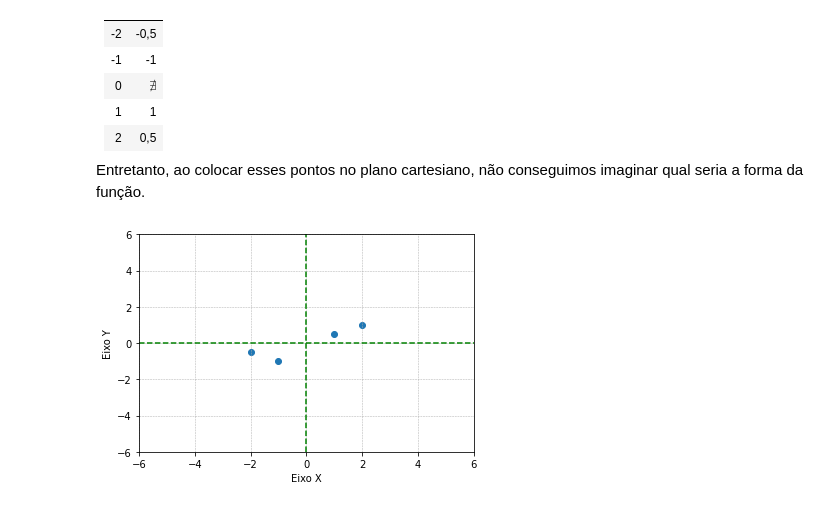
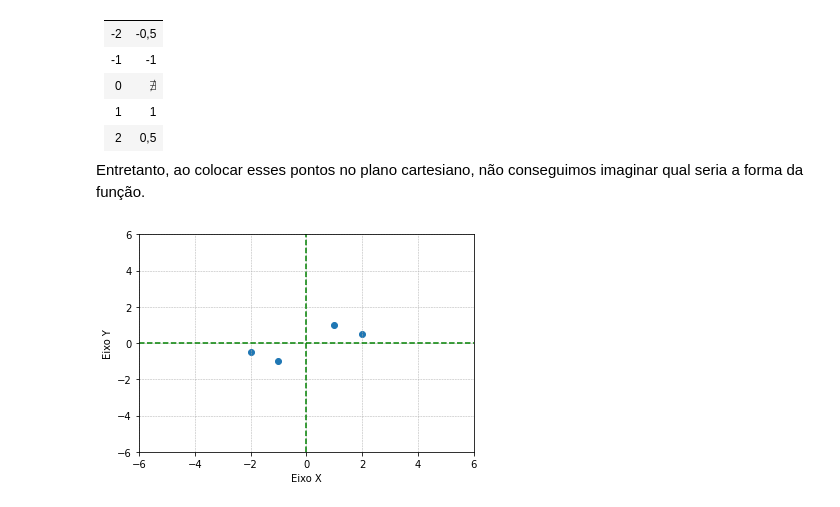
Before and after one commit to BorjaRuizReverter/LivroFisicaGeral, a Jupyter notebook: Tema2.ipynb, the cells around one changed output. Drawn from its saved outputs; the diff is of its cells as text; code cells hidden in the pictures.

```diff
--- a/Tema2.ipynb
+++ b/Tema2.ipynb
@@ -663,39 +663,39 @@ Entretanto, ao colocar esses pontos no plano cartesiano, não conseguimos imagin
 import matplotlib.pyplot as plt
 
 # x axis values
-x = [-2,-1,1,2]
+x = [-2, -1, 1, 2]
 # corresponding y axis values
-y = [-0.5,-1,0.5,1]
+y = [-0.5, -1, 1, 0.5]
 
 # plotting the points
 plt.scatter(x, y, marker='o')
 
 # naming the x axis
 plt.xlabel('Eixo X')
 # naming the y axis
 plt.ylabel('Eixo Y')
 
 # giving a title to my graph
 plt.title('')
 
 plt.grid(linestyle = '--', linewidth = 0.5)
 
 #axis limits
 plt.xlim(-6, 6)
 plt.ylim(-6, 6)
 
 xorigem_ver = [0, 0, 0, 0, 0, 0, 0, 0, 0, 0, 0, 0]
 yorigem_ver = [-6, -4, -3, -2, -1, 0, 1, 2, 3, 4, 5, 6]
 plt.plot(xorigem_ver, yorigem_ver, marker='', color='green', linestyle="--")
 
 xorigem_hor = [-6, -4, -3, -2, -1, 0, 1, 2, 3, 4, 5, 6]
 yorigem_hor = [0, 0, 0, 0, 0, 0, 0, 0, 0, 0, 0, 0]
 plt.plot(xorigem_hor, yorigem_hor, marker='', color='green', linestyle="--")
 
 # function to show the plot
 plt.show()
 # %% [output]
-[figure, old version]
+[figure, new version]
 # %% [markdown]
 Como vemos uma tabela de valores pode se tornar insuficiente para representar uma função. Uma saída é continuar levantando mais pontos. Entretanto, essa tarefa pode ser tornar demorada. Por isso, pode ser conveniente usar outra ferramenta mais rápida como precisamente o estudo dos limites da função quando a variável $x$ tende a determinados pontos. Esse aqui é um desses casos. Estudemos então para onde tende a função quando os valores de $x$ tendem a pontos chave, começando por $x=0$.
 
```
Also changed, not shown: parts of 5 cells of this notebook.
